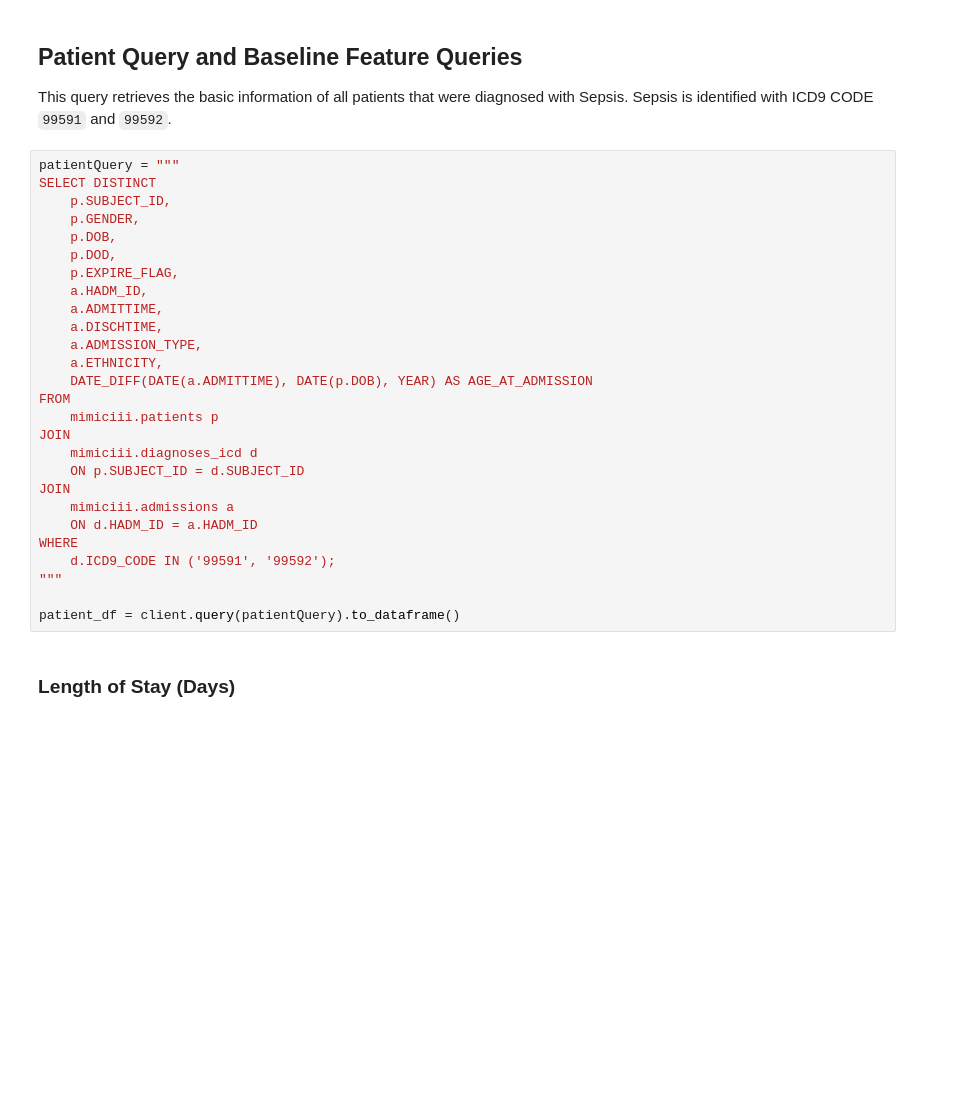
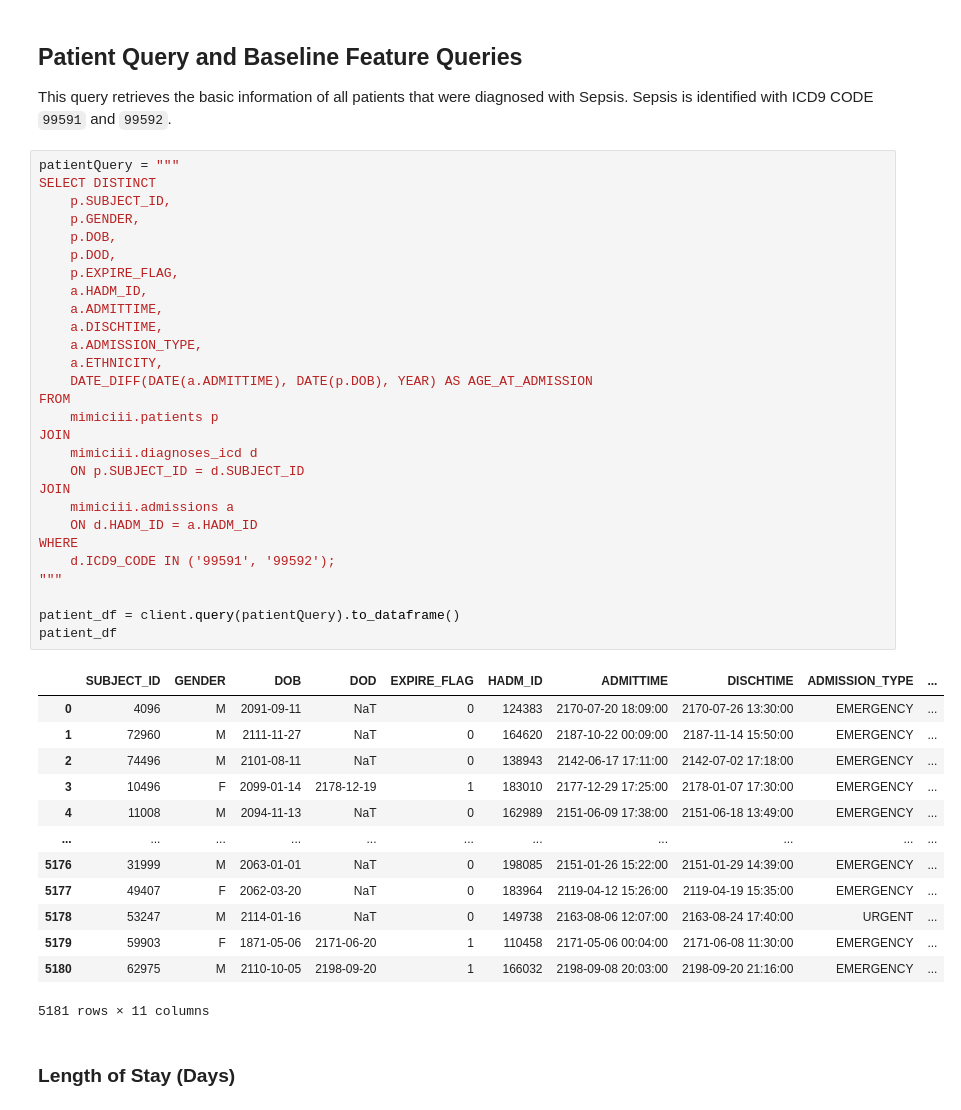
Before and after one commit to Musiik-fn/650-DRAGON-SLAYERS, a Jupyter notebook: FILES/Josh-Dev/650DS.ipynb, the cells around one changed output. Drawn from its saved outputs; the diff is of its cells as text; blank space fills up the shorter version.

```diff
--- a/FILES/Josh-Dev/650DS.ipynb
+++ b/FILES/Josh-Dev/650DS.ipynb
@@ -22,30 +22,45 @@ This query retrieves the basic information of all patients that were diagnosed w
 # %%
 patientQuery = """
 SELECT DISTINCT
     p.SUBJECT_ID,
     p.GENDER,
     p.DOB,
     p.DOD,
     p.EXPIRE_FLAG,
     a.HADM_ID,
     a.ADMITTIME,
     a.DISCHTIME,
     a.ADMISSION_TYPE,
     a.ETHNICITY,
     DATE_DIFF(DATE(a.ADMITTIME), DATE(p.DOB), YEAR) AS AGE_AT_ADMISSION
 FROM
     mimiciii.patients p
 JOIN
     mimiciii.diagnoses_icd d
     ON p.SUBJECT_ID = d.SUBJECT_ID
 JOIN
     mimiciii.admissions a
     ON d.HADM_ID = a.HADM_ID
 WHERE
     d.ICD9_CODE IN ('99591', '99592');
 """
 
 patient_df = client.query(patientQuery).to_dataframe()
+patient_df
+# %% [output]
+|  | SUBJECT_ID | GENDER | DOB | DOD | EXPIRE_FLAG | HADM_ID | ADMITTIME | DISCHTIME | ADMISSION_TYPE | ... |
+| 0 | 4096 | M | 2091-09-11 | NaT | 0 | 124383 | 2170-07-20 18:09:00 | 2170-07-26 13:30:00 | EMERGENCY | ... |
+| 1 | 72960 | M | 2111-11-27 | NaT | 0 | 164620 | 2187-10-22 00:09:00 | 2187-11-14 15:50:00 | EMERGENCY | ... |
+| 2 | 74496 | M | 2101-08-11 | NaT | 0 | 138943 | 2142-06-17 17:11:00 | 2142-07-02 17:18:00 | EMERGENCY | ... |
+| 3 | 10496 | F | 2099-01-14 | 2178-12-19 | 1 | 183010 | 2177-12-29 17:25:00 | 2178-01-07 17:30:00 | EMERGENCY | ... |
+| 4 | 11008 | M | 2094-11-13 | NaT | 0 | 162989 | 2151-06-09 17:38:00 | 2151-06-18 13:49:00 | EMERGENCY | ... |
+| ... | ... | ... | ... | ... | ... | ... | ... | ... | ... | ... |
+| 5176 | 31999 | M | 2063-01-01 | NaT | 0 | 198085 | 2151-01-26 15:22:00 | 2151-01-29 14:39:00 | EMERGENCY | ... |
+| 5177 | 49407 | F | 2062-03-20 | NaT | 0 | 183964 | 2119-04-12 15:26:00 | 2119-04-19 15:35:00 | EMERGENCY | ... |
+| 5178 | 53247 | M | 2114-01-16 | NaT | 0 | 149738 | 2163-08-06 12:07:00 | 2163-08-24 17:40:00 | URGENT | ... |
+| 5179 | 59903 | F | 1871-05-06 | 2171-06-20 | 1 | 110458 | 2171-05-06 00:04:00 | 2171-06-08 11:30:00 | EMERGENCY | ... |
+| 5180 | 62975 | M | 2110-10-05 | 2198-09-20 | 1 | 166032 | 2198-09-08 20:03:00 | 2198-09-20 21:16:00 | EMERGENCY | ... |
+5181 rows × 11 columns
 # %% [markdown]
 ### Length of Stay (Days)
 # %%
```
